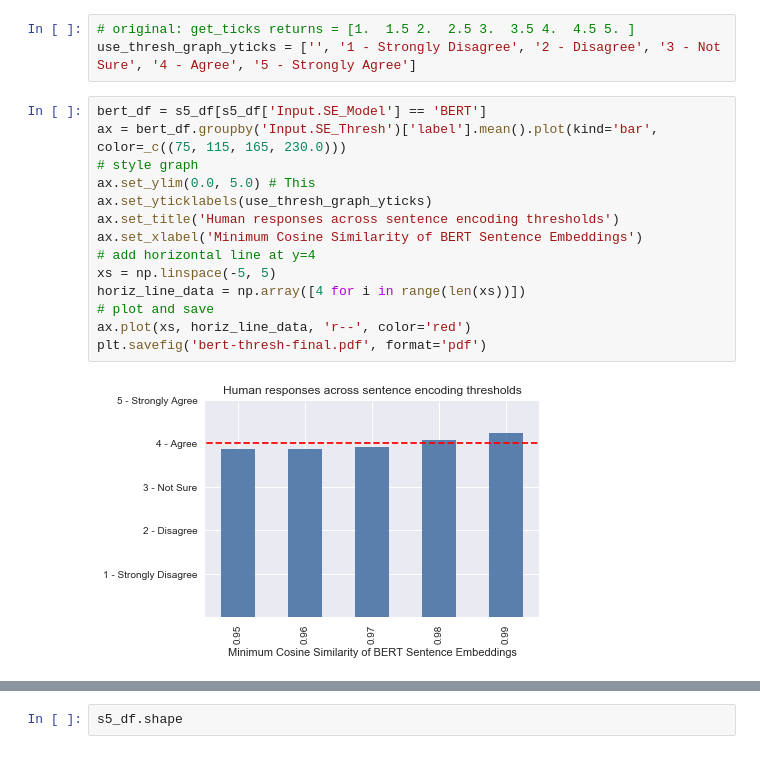
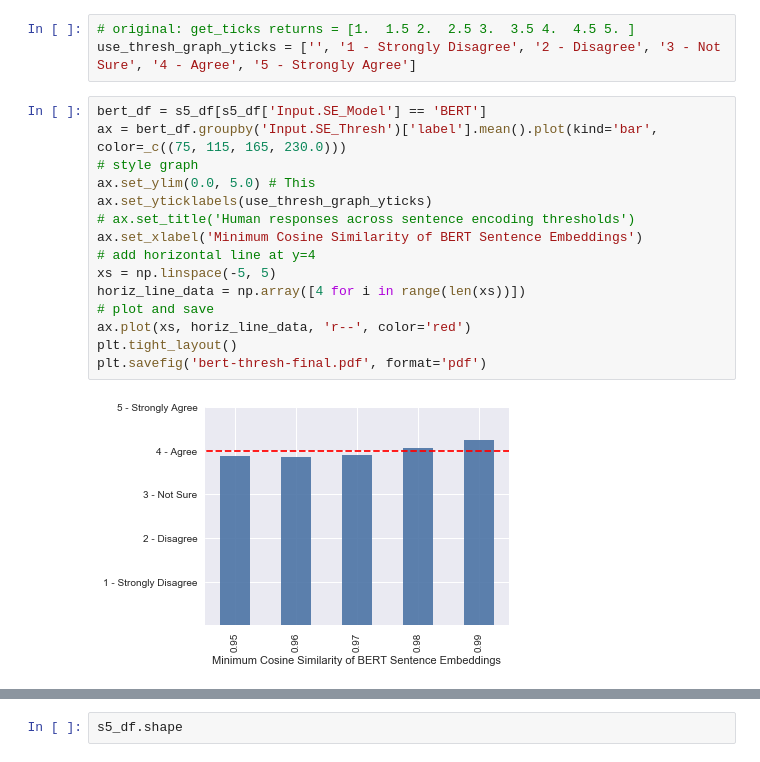
Before and after one commit to QData/Reevaluating-NLP-Adversarial-Examples, a Jupyter notebook: section-5-thresholds/se_thresh/results/s5-threshold-results.ipynb, the cells around one changed output, grey strips where cells are left out. Drawn from its saved outputs; the diff is of its cells as text.

```diff
--- a/section-5-thresholds/se_thresh/results/s5-threshold-results.ipynb
+++ b/section-5-thresholds/se_thresh/results/s5-threshold-results.ipynb
@@ -81,16 +81,17 @@ use_thresh_graph_yticks = ['', '1 - Strongly Disagree', '2 - Disagree', '3 - Not
 # %%
 bert_df = s5_df[s5_df['Input.SE_Model'] == 'BERT']
 ax = bert_df.groupby('Input.SE_Thresh')['label'].mean().plot(kind='bar', color=_c((75, 115, 165, 230.0)))
 # style graph
 ax.set_ylim(0.0, 5.0) # This
 ax.set_yticklabels(use_thresh_graph_yticks)
-ax.set_title('Human responses across sentence encoding thresholds')
+# ax.set_title('Human responses across sentence encoding thresholds')
 ax.set_xlabel('Minimum Cosine Similarity of BERT Sentence Embeddings')
 # add horizontal line at y=4
 xs = np.linspace(-5, 5)
 horiz_line_data = np.array([4 for i in range(len(xs))])
 # plot and save
 ax.plot(xs, horiz_line_data, 'r--', color='red')
+plt.tight_layout()
 plt.savefig('bert-thresh-final.pdf', format='pdf')
 # %% [output]
-[figure, old version]
+[figure, new version]
```
Also changed, not shown: parts of 1 cell of this notebook, 4 other files.
